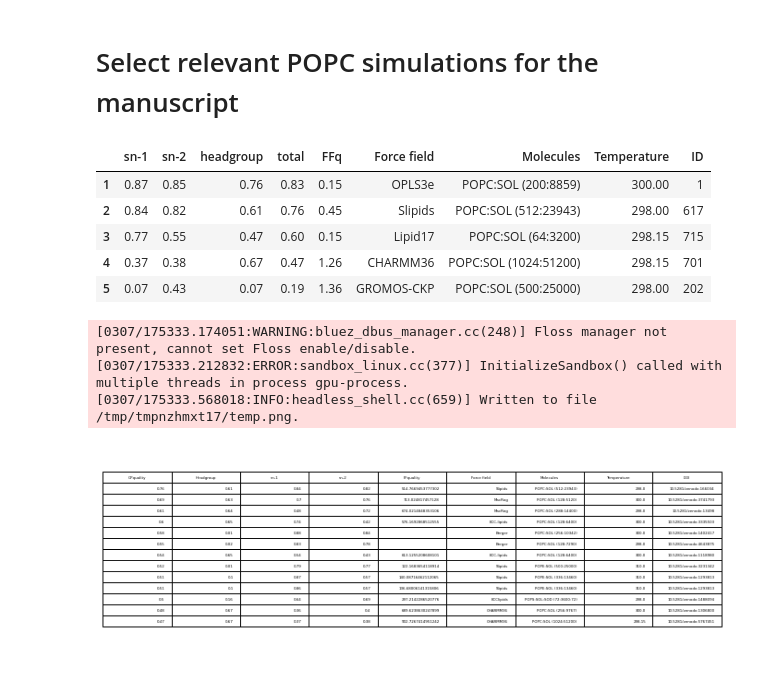
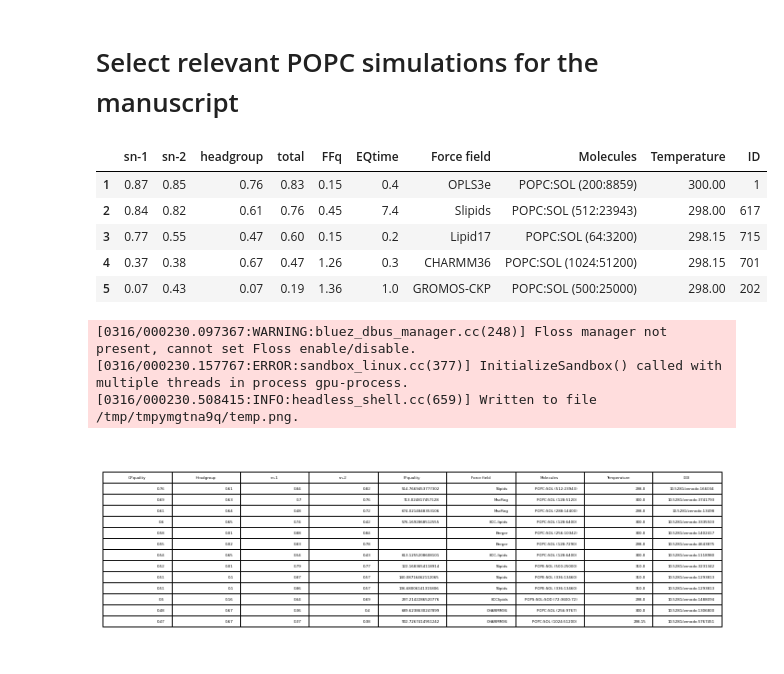
Before and after one commit to NMRLipids/DataBankManuscriptText, a Jupyter notebook: Figures/scripts/RankingTable.ipynb, the cells around one changed output. Drawn from its saved outputs; the diff is of its cells as text; code cells hidden in the pictures.

```diff
--- a/Figures/scripts/RankingTable.ipynb
+++ b/Figures/scripts/RankingTable.ipynb
@@ -146,12 +146,17 @@ with open(NMRlipidsDataBankFolder + 'Data/Ranking/SYSTEM_total_Ranking.json') as
 TotalRanking = []
 index = 0
 for i in ranking:
-    print(i['system'])
     EQtimesFilePath = '../../../Databank/Scripts/AnalyzeDatabank/' + i['system']['path'] + '/eq_times.json'
-    #!cat {EQtimesFilePath}
     with open(EQtimesFilePath) as file:
         EQtimes = json.load(file)
-    print(EQtimes)
+
+    AVsum = 0
+    AVnr = 0
+    for j in EQtimes:
+        AVsum += EQtimes[j]
+        AVnr += 1
+
+    EQtimeAV = AVsum/AVnr
 
     dictToBeAdded = {}
     dictToBeAdded['tails'] = i['TotalQuality']['tails']
@@ -162,6 +167,8 @@ for i in ranking:
         dictToBeAdded['FFq'] = i['TotalQuality']['FFQuality']
     except:
         dictToBeAdded['FFq'] = ''
+
+    dictToBeAdded['EQtime'] = round(EQtimeAV,1)
 
     if i['system']['FF'] in lipid17:
         dictToBeAdded['Force field'] = 'lipid17'
@@ -358,6 +387,19 @@ with open(NMRlipidsDataBankFolder + 'Data/Ranking/POPC_sn-1_Ranking.json') as fi
 TotalRanking = []
 index = 0
 for i in ranking:
+    EQtimesFilePath = '../../../Databank/Scripts/AnalyzeDatabank/' + i['system']['path'] + '/eq_times.json'
+    #!cat {EQtimesFilePath}
+    with open(EQtimesFilePath) as file:
+        EQtimes = json.load(file)
+
+    AVsum = 0
+    AVnr = 0
+    for j in EQtimes:
+        AVsum += EQtimes[j]
+        AVnr += 1
+
+    EQtimeAV = AVsum/AVnr
+
     dictToBeAdded = {}
     dictToBeAdded['OPquality'] = i['TotalQuality']['total']
     dictToBeAdded['Headgroup'] = i['TotalQuality']['headgroup']
@@ -367,6 +409,9 @@ for i in ranking:
         dictToBeAdded['FFquality'] = i['TotalQuality']['FFQuality']
     except:
         dictToBeAdded['FFquality'] = ''
+
+    dictToBeAdded['EQtime'] = round(EQtimeAV,1)
+
 
     if i['system']['FF'] in lipid17:
         dictToBeAdded['Force field'] = 'lipid17'
@@ -432,6 +477,20 @@ index = 0
 for i in ranking:
     if i['TotalQuality']['ID'] not in IDs:
         continue
+
+    EQtimesFilePath = '../../../Databank/Scripts/AnalyzeDatabank/' + i['system']['path'] + '/eq_times.json'
+    #!cat {EQtimesFilePath}
+    with open(EQtimesFilePath) as file:
+        EQtimes = json.load(file)
+
+    AVsum = 0
+    AVnr = 0
+    for j in EQtimes:
+        AVsum += EQtimes[j]
+        AVnr += 1
+
+    EQtimeAV = AVsum/AVnr
+
     dictToBeAdded = {}
     dictToBeAdded['sn-1'] = i['POPC']['sn-1']
     dictToBeAdded['sn-2'] = i['POPC']['sn-2']
@@ -443,46 +502,48 @@ for i in ranking:
         dictToBeAdded['FFq'] = i['TotalQuality']['FFQuality']
     except:
         dictToBeAdded['FFq'] = ''
+
+    dictToBeAdded['EQtime'] = round(EQtimeAV,1)
 
     if i['system']['FF'] in lipid17:
         dictToBeAdded['Force field'] = 'lipid17'
     elif i['system']['FF'] in gromosCKP:
         dictToBeAdded['Force field'] = 'GROMOS-CKP'
     elif i['system']['FF'] in ECClipids:
          dictToBeAdded['Force field'] = 'ECClipids'
     elif i['system']['FF'] in lipid17ff99:
             dictToBeAdded['Force field'] = 'Lipid17 (ff99 ions)'
     elif i['system']['FF'] in lipid17dang:
         dictToBeAdded['Force field'] = 'Lipid17 (Dang ions)'
     elif i['system']['FF'] in BergerHoljte:
         #dictToBeAdded['Force field'] = 'Berger/Höltje'
         continue
     elif i['system']['FF'] in skipped:
         continue
     else:
         dictToBeAdded['Force field'] = i['TotalQuality']['Forcefield']
 
     dictToBeAdded['Molecules'] = i['TotalQuality']['Molecules'] + i['TotalQuality']['Number of molecules']
     dictToBeAdded['Temperature'] = i['TotalQuality']['Temperature']
     dictToBeAdded['ID'] = i['TotalQuality']['ID']
     if index < 33:
         TotalRanking.append(dictToBeAdded)
     index += 1
 
 TR = pd.json_normalize(TotalRanking)
 TR.index = TR.index + 1
 display(TR)
 dfi.export(TR,"TotalRankingPOPC.png")
 # %% [output]
-|  | sn-1 | sn-2 | headgroup | total | FFq | Force field | Molecules | Temperature | ID |
-| 1 | 0.87 | 0.85 | 0.76 | 0.83 | 0.15 | OPLS3e | POPC:SOL (200:8859) | 300.00 | 1 |
-| 2 | 0.84 | 0.82 | 0.61 | 0.76 | 0.45 | Slipids | POPC:SOL (512:23943) | 298.00 | 617 |
-| 3 | 0.77 | 0.55 | 0.47 | 0.60 | 0.15 | Lipid17 | POPC:SOL (64:3200) | 298.15 | 715 |
-| 4 | 0.37 | 0.38 | 0.67 | 0.47 | 1.26 | CHARMM36 | POPC:SOL (1024:51200) | 298.15 | 701 |
-| 5 | 0.07 | 0.43 | 0.07 | 0.19 | 1.36 | GROMOS-CKP | POPC:SOL (500:25000) | 298.00 | 202 |
+|  | sn-1 | sn-2 | headgroup | total | FFq | EQtime | Force field | Molecules | Temperature | ID |
+| 1 | 0.87 | 0.85 | 0.76 | 0.83 | 0.15 | 0.4 | OPLS3e | POPC:SOL (200:8859) | 300.00 | 1 |
+| 2 | 0.84 | 0.82 | 0.61 | 0.76 | 0.45 | 7.4 | Slipids | POPC:SOL (512:23943) | 298.00 | 617 |
+| 3 | 0.77 | 0.55 | 0.47 | 0.60 | 0.15 | 0.2 | Lipid17 | POPC:SOL (64:3200) | 298.15 | 715 |
+| 4 | 0.37 | 0.38 | 0.67 | 0.47 | 1.26 | 0.3 | CHARMM36 | POPC:SOL (1024:51200) | 298.15 | 701 |
+| 5 | 0.07 | 0.43 | 0.07 | 0.19 | 1.36 | 1.0 | GROMOS-CKP | POPC:SOL (500:25000) | 298.00 | 202 |
-[0307/175333.174051:WARNING:bluez_dbus_manager.cc(248)] Floss manager not present, cannot set Floss enable/disable.
-[0307/175333.212832:ERROR:sandbox_linux.cc(377)] InitializeSandbox() called with multiple threads in process gpu-process.
-[0307/175333.568018:INFO:headless_shell.cc(659)] Written to file /tmp/tmpnzhmxt17/temp.png.
+[0316/000230.097367:WARNING:bluez_dbus_manager.cc(248)] Floss manager not present, cannot set Floss enable/disable.
+[0316/000230.157767:ERROR:sandbox_linux.cc(377)] InitializeSandbox() called with multiple threads in process gpu-process.
+[0316/000230.508415:INFO:headless_shell.cc(659)] Written to file /tmp/tmpymgtna9q/temp.png.
 # %%
 fig, ax =plt.subplots(figsize=(12,4))
 ax.axis('tight')
```
Also changed, not shown: parts of 4 cells of this notebook, 1 other file.
